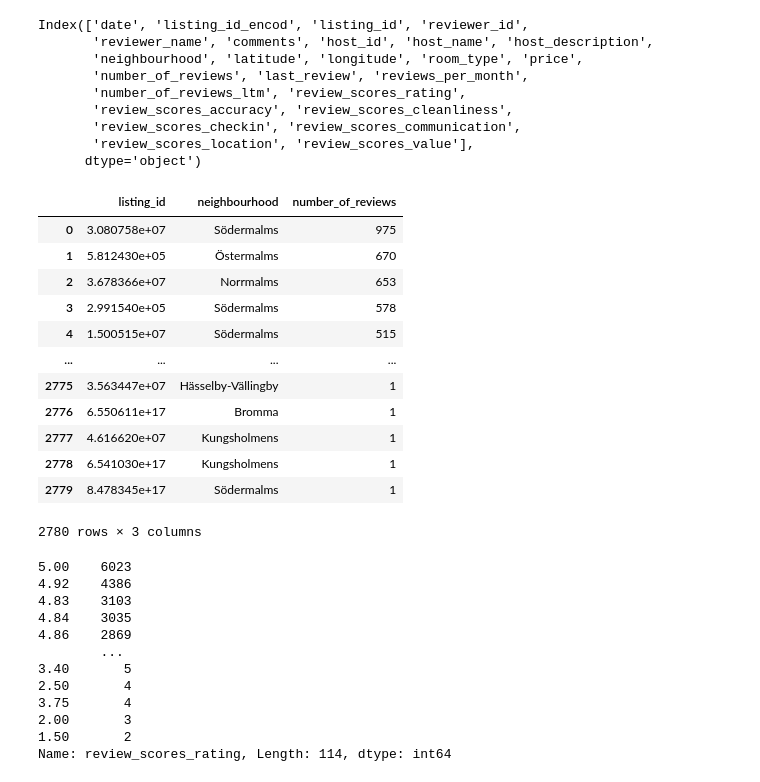
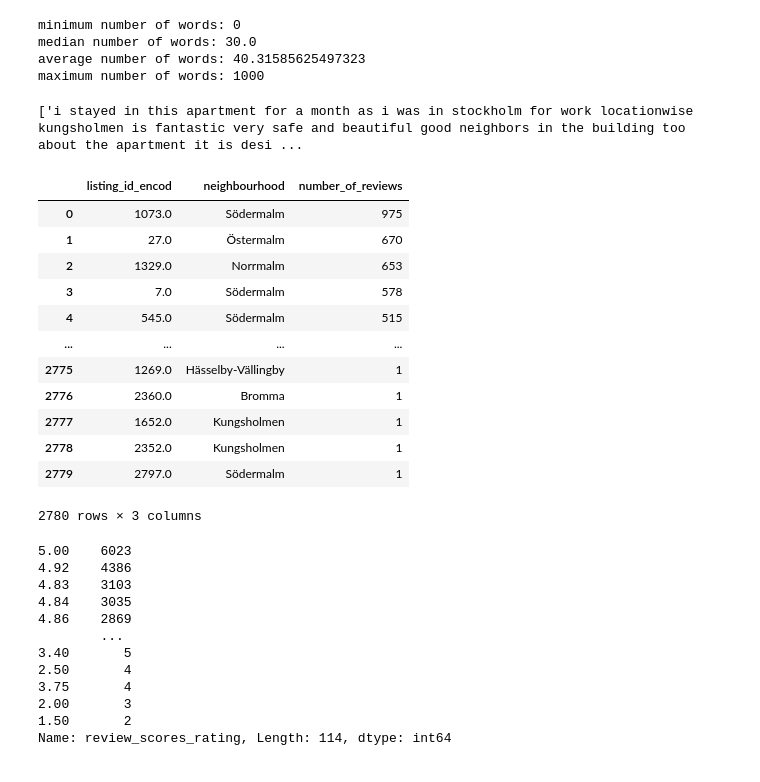
Before and after one commit to TanjaDS/Examensarbete_Airbnb, a Jupyter notebook: transformation_and_EDA/EDA.ipynb, the cells around one changed output. Drawn from its saved outputs; the diff is of its cells as text; code cells hidden in the pictures.

```diff
--- a/transformation_and_EDA/EDA.ipynb
+++ b/transformation_and_EDA/EDA.ipynb
@@ -16,15 +17,14 @@ BASE_DIR = Path.cwd().parent
 # %%
 df_listing = pd.read_csv(BASE_DIR / 'staging_data' / 'listing_cleaned.csv')
 df_hosts_reviews = pd.read_parquet(BASE_DIR / 'staging_data' / 'hosts_reviews_all_cleaned.parquet')
-# %%
-df_hosts_reviews.columns
-# %% [output]
-Index(['date', 'listing_id_encod', 'listing_id', 'reviewer_id',
-       'reviewer_name', 'comments', 'host_id', 'host_name', 'host_description',
-       'neighbourhood', 'latitude', 'longitude', 'room_type', 'price',
-       'number_of_reviews', 'last_review', 'reviews_per_month',
-       'number_of_reviews_ltm', 'review_scores_rating',
-       'review_scores_accuracy', 'review_scores_cleanliness',
-       'review_scores_checkin', 'review_scores_communication',
-       'review_scores_location', 'review_scores_value'],
-      dtype='object')
+# %%
+count_words = df_hosts_reviews['comments'].str.split().apply(len)
+print('minimum number of words: {}'.format(count_words.min()))
+print('median number of words: {}'.format(np.median(count_words)))
+print('average number of words: {}'.format(count_words.mean()))
+print('maximum number of words: {}'.format(count_words.max()))
+# %% [output]
+minimum number of words: 0
+median number of words: 30.0
+average number of words: 40.31585625497323
+maximum number of words: 1000
@@ -31,22 +33,26 @@ Index(['date', 'listing_id_encod', 'listing_id', 'reviewer_id',
+# %%
+df_hosts_reviews[df_hosts_reviews['comments'].str.split().apply(len) == 1000]['comments'].tolist()
+# %% [output]
+['i stayed in this apartment for a month as i was in stockholm for work locationwise kungsholmen is fantastic very safe and beautiful good neighbors in the building too  about the apartment it is desi ...
 # %%
 num_reviews = (df_hosts_reviews
-            .groupby(['listing_id', 'neighbourhood'])['number_of_reviews']
+            .groupby(['listing_id_encod', 'neighbourhood'])['number_of_reviews']
             .size().sort_values(ascending=False)
             .reset_index())
 num_reviews
 # %% [output]
-|  | listing_id | neighbourhood | number_of_reviews |
-| 0 | 3.080758e+07 | Södermalms | 975 |
-| 1 | 5.812430e+05 | Östermalms | 670 |
-| 2 | 3.678366e+07 | Norrmalms | 653 |
-| 3 | 2.991540e+05 | Södermalms | 578 |
-| 4 | 1.500515e+07 | Södermalms | 515 |
+|  | listing_id_encod | neighbourhood | number_of_reviews |
+| 0 | 1073.0 | Södermalm | 975 |
+| 1 | 27.0 | Östermalm | 670 |
+| 2 | 1329.0 | Norrmalm | 653 |
+| 3 | 7.0 | Södermalm | 578 |
+| 4 | 545.0 | Södermalm | 515 |
 | ... | ... | ... | ... |
-| 2775 | 3.563447e+07 | Hässelby-Vällingby | 1 |
-| 2776 | 6.550611e+17 | Bromma | 1 |
-| 2777 | 4.616620e+07 | Kungsholmens | 1 |
-| 2778 | 6.541030e+17 | Kungsholmens | 1 |
-| 2779 | 8.478345e+17 | Södermalms | 1 |
+| 2775 | 1269.0 | Hässelby-Vällingby | 1 |
+| 2776 | 2360.0 | Bromma | 1 |
+| 2777 | 1652.0 | Kungsholmen | 1 |
+| 2778 | 2352.0 | Kungsholmen | 1 |
+| 2779 | 2797.0 | Södermalm | 1 |
 2780 rows × 3 columns
 # %%
 fig = px.bar(num_reviews.nlargest(50, 'number_of_reviews'),
```
Also changed, not shown: parts of 15 cells of this notebook, 27 other files.
